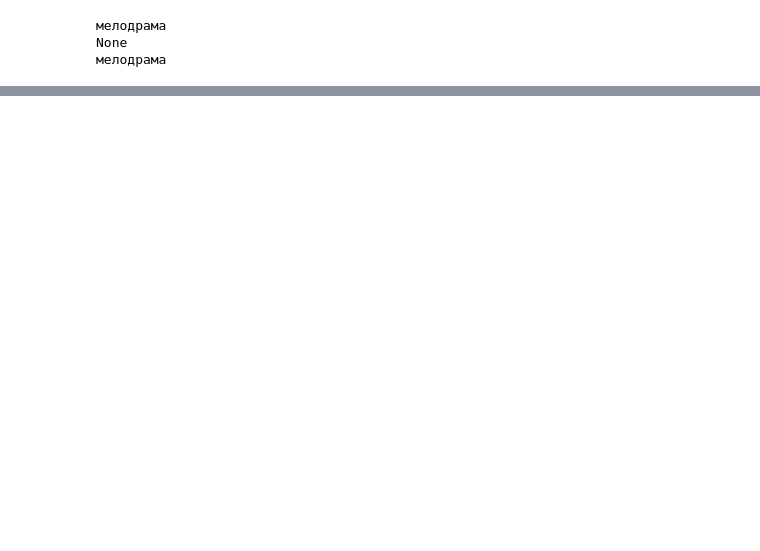
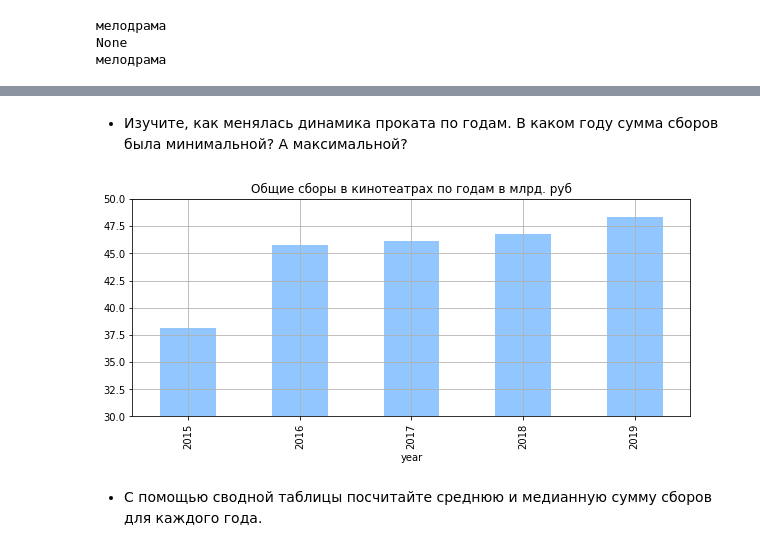
Before and after one commit to mangustik228/project_ds_4, a Jupyter notebook: project_4.ipynb, the cells around one changed output, grey strips where cells are left out. Saved outputs shown, nothing was run; the diff lists cells and outputs as text; code cells hidden in the pictures; blank space fills up the shorter version.

```diff
--- a/project_4.ipynb
+++ b/project_4.ipynb
@@ -210,11 +319,3 @@ None
 мелодрама
 # %%
 df['main_genre'] = df['genres'].apply(extraction_genre)
-# %%
-# Сразу переименовываем жанры которые редко встречаются.
-check_genre = df['main_genre'].value_counts()
-df['main_genre'].fillna('неизвестно', inplace=True)
-df['main_genre'] = df['main_genre'].apply(
-    lambda row: 'другой' if check_genre[row] < 100 else row)
-del check_genre
-df.drop(columns=['genres'], inplace=True)
@@ -329,0 +374,14 @@ df[df['box_office'].notna()].pivot_table(
+# %% [markdown]
+- Изучите, как менялась динамика проката по годам. В каком году сумма сборов была минимальной? А максимальной?
+# %%
+df_group_box = df.query('year >= 2015').groupby('year')['box_office'].sum()
+df_group_box = df_group_box / 1000000000
+# %%
+df_group_box.plot(kind='bar', title='Общие сборы в кинотеатрах по годам в млрд. руб', ylim=(30, 50),
+                  grid=True, figsize=(10, 4))
+plt.show()
+del df_group_box
+# %% [output]
+[figure, added]
+# %% [markdown]
+- С помощью сводной таблицы посчитайте среднюю и медианную сумму сборов для каждого года.
```
Also changed, not shown: parts of 118 cells of this notebook.
